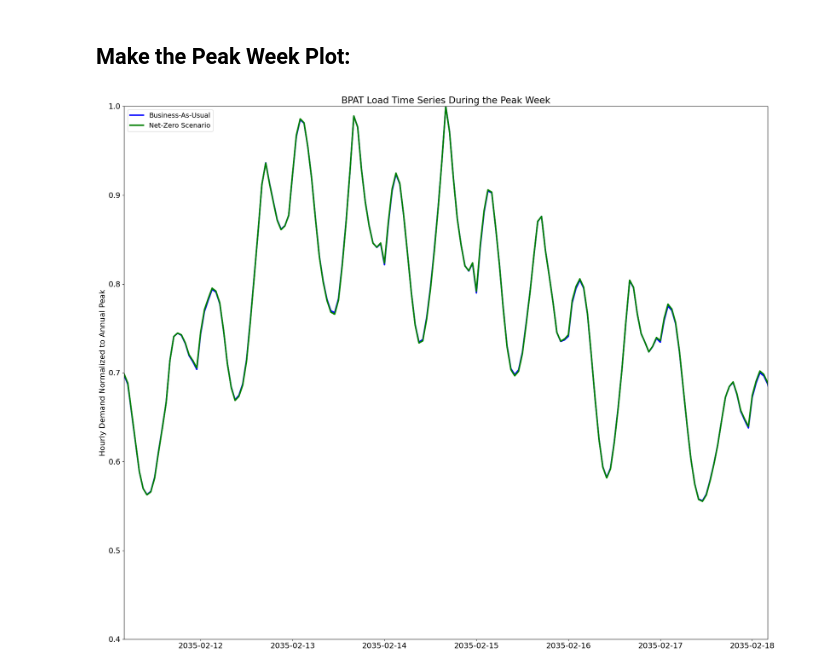
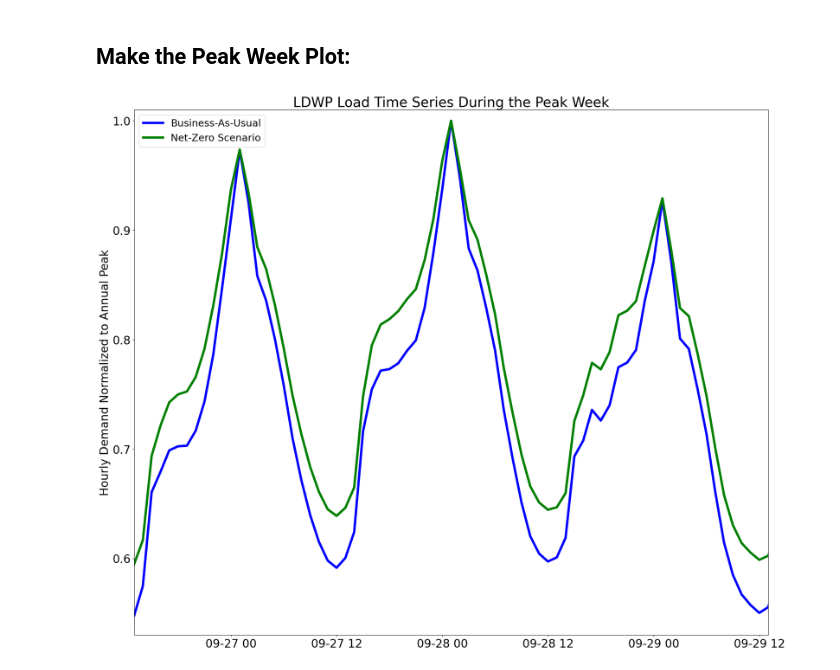
Before and after one commit to GODEEEP/load_analysis, a Jupyter notebook: notebooks/webinar_load_plots.ipynb, the cells around one changed output. Drawn from its saved outputs; the diff is of its cells as text; code cells hidden in the pictures.

```diff
--- a/notebooks/webinar_load_plots.ipynb
+++ b/notebooks/webinar_load_plots.ipynb
@@ -19,8 +19,8 @@ image_output_dir =  '/Users/burl878/Documents/Code/code_repos/load_analysis/figu
 # %% [markdown]
 ## Set the BA and Year to Plot
 # %%
-ba_to_plot = 'BPAT'
-year_to_plot = 2035
+ba_to_plot = 'LDWP'
+year_to_plot = 2050
 # %% [markdown]
 ## Read in the Load and Weather Data and Merge it Together
 # %%
@@ -52,35 +52,29 @@ merged_df['NZ_Load_Normalized'] = (merged_df['NZ_Load_MWh'] / merged_df['NZ_Load
 
 # Compute the date of the peak load set the bounds for the peak demand plots:
 peak_day = merged_df['Time_UTC'].loc[merged_df['NZ_Load_MWh'].idxmax()]
-peak_min_date = pd.to_datetime(peak_day) - timedelta(days=3.5)
-peak_max_date = pd.to_datetime(peak_day) + timedelta(days=3.5)
+peak_min_date = pd.to_datetime(peak_day) - timedelta(days=1.5)
+peak_max_date = pd.to_datetime(peak_day) + timedelta(days=1.5)
 # %% [markdown]
 ## Make the Time Series Plot
 # %%
 # Make the plot:
 plt.figure(figsize=(24, 20))
-plt.rcParams['font.size'] = 16
+plt.rcParams['font.size'] = 21
 
-plt.subplot(311)
-plt.plot(merged_df['Time_UTC'], merged_df['T2'], color='r', linestyle='-', label='2-m Air Temperature', linewidth=1)
+plt.subplot(211)
+plt.plot(merged_df['Time_UTC'], merged_df['T2'], color='r', linestyle='-', label='Temperature', linewidth=1)
+plt.legend(loc='upper left', prop={'size': 21})
 plt.xlim([merged_df['Time_UTC'].min(), merged_df['Time_UTC'].max()])
 plt.ylabel('2-m Air Temperature ($^\circ$F)')
 plt.title((ba_to_plot + ' Temperature Time Series in ' + str(year_to_plot)))
-plt.title('a)', loc='left', fontsize=16)
 
-plt.subplot(312)
-plt.plot(merged_df['Time_UTC'], merged_df['BAU_Load_MWh'], color='b', linestyle='-', label='Hourly Demand', linewidth=1)
+plt.subplot(212)
+plt.plot(merged_df['Time_UTC'], merged_df['BAU_Load_MWh'], color='b', linestyle='-', label='Business-As-Usual Scenario', linewidth=1)
+plt.plot(merged_df['Time_UTC'], merged_df['NZ_Load_MWh'], color='g', linestyle='-', label='Net-Zero Scenario', linewidth=1)
+plt.legend(loc='upper left', prop={'size': 21})
 plt.xlim([merged_df['Time_UTC'].min(), merged_df['Time_UTC'].max()])
 plt.ylabel('Hourly Total Demand [MW]')
-plt.title((ba_to_plot + ' Load Time Series in ' + str(year_to_plot) + ': Business-As-Usual Scenario'))
-plt.title('b)', loc='left', fontsize=16)
-
-plt.subplot(313)
-plt.plot(merged_df['Time_UTC'], merged_df['NZ_Load_MWh'], color='g', linestyle='-', label='Hourly Demand', linewidth=1)
-plt.xlim([merged_df['Time_UTC'].min(), merged_df['Time_UTC'].max()])
-plt.ylabel('Hourly Total Demand [MW]')
-plt.title((ba_to_plot + ' Load Time Series in ' + str(year_to_plot) + ': Net-Zero Scenario'))
-plt.title('c)', loc='left', fontsize=16)
+plt.title((ba_to_plot + ' Load Time Series in ' + str(year_to_plot)))
 
 plt.savefig(os.path.join(image_output_dir, (ba_to_plot + '_Load_Time_Series_' + str(year_to_plot) + '.png')), dpi=300, bbox_inches='tight', facecolor='white')
 # %% [output]
@@ -90,16 +84,16 @@ plt.savefig(os.path.join(image_output_dir, (ba_to_plot + '_Load_Time_Series_' +
 # %%
 # Make the plot:
 plt.figure(figsize=(24, 20))
-plt.rcParams['font.size'] = 16
+plt.rcParams['font.size'] = 24
 
-plt.plot(merged_df['Time_UTC'], merged_df['BAU_Load_Normalized'], color='b', linestyle='-', label='Business-As-Usual', linewidth=3)
-plt.plot(merged_df['Time_UTC'], merged_df['NZ_Load_Normalized'], color='g', linestyle='-', label='Net-Zero Scenario', linewidth=3)
-plt.legend(loc='upper left', prop={'size': 14})
+plt.plot(merged_df['Time_UTC'], merged_df['BAU_Load_Normalized'], color='b', linestyle='-', label='Business-As-Usual', linewidth=5)
+plt.plot(merged_df['Time_UTC'], merged_df['NZ_Load_Normalized'], color='g', linestyle='-', label='Net-Zero Scenario', linewidth=5)
+plt.legend(loc='upper left', prop={'size': 21})
 plt.xlim([peak_min_date, peak_max_date])
-plt.ylim([0.4, 1])
+plt.ylim([0.53, 1.01])
 plt.ylabel('Hourly Demand Normalized to Annual Peak')
 plt.title((ba_to_plot + ' Load Time Series During the Peak Week'))
 
 plt.savefig(os.path.join(image_output_dir, (ba_to_plot + '_Peak_Week_Time_Series_' + str(year_to_plot) + '.png')), dpi=300, bbox_inches='tight', facecolor='white')
 # %% [output]
-[figure, old version]
+[figure, new version]
```
Also changed, not shown: parts of 1 cell of this notebook, 12 other files.
